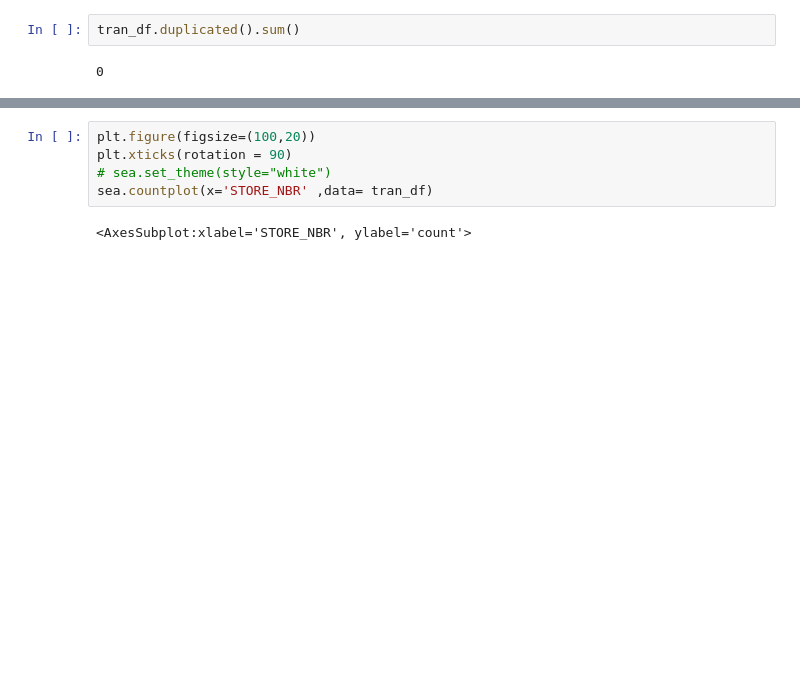
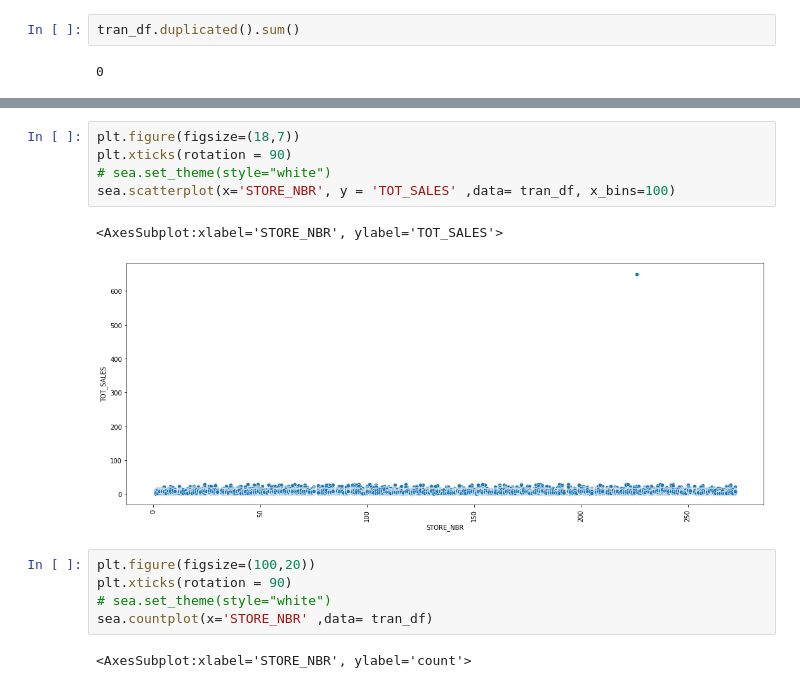
Before and after one commit to darsh996/Quantium_Internship, a Jupyter notebook: EDA_quantium.ipynb, the cells around one changed output, grey strips where cells are left out. Saved outputs shown, nothing was run; the diff lists cells and outputs as text; blank space fills up the shorter version.

```diff
--- a/EDA_quantium.ipynb
+++ b/EDA_quantium.ipynb
@@ -197,3 +209,11 @@ tran_df['TXN_ID'].duplicated().sum()
+# %%
+plt.figure(figsize=(18,7))
+plt.xticks(rotation = 90)
+# sea.set_theme(style="white")
+sea.scatterplot(x='STORE_NBR', y = 'TOT_SALES' ,data= tran_df, x_bins=100)
+# %% [output]
+<AxesSubplot:xlabel='STORE_NBR', ylabel='TOT_SALES'>
+[figure, added]
 # %%
 plt.figure(figsize=(100,20))
 plt.xticks(rotation = 90)
```
Also changed, not shown: parts of 51 cells of this notebook.
